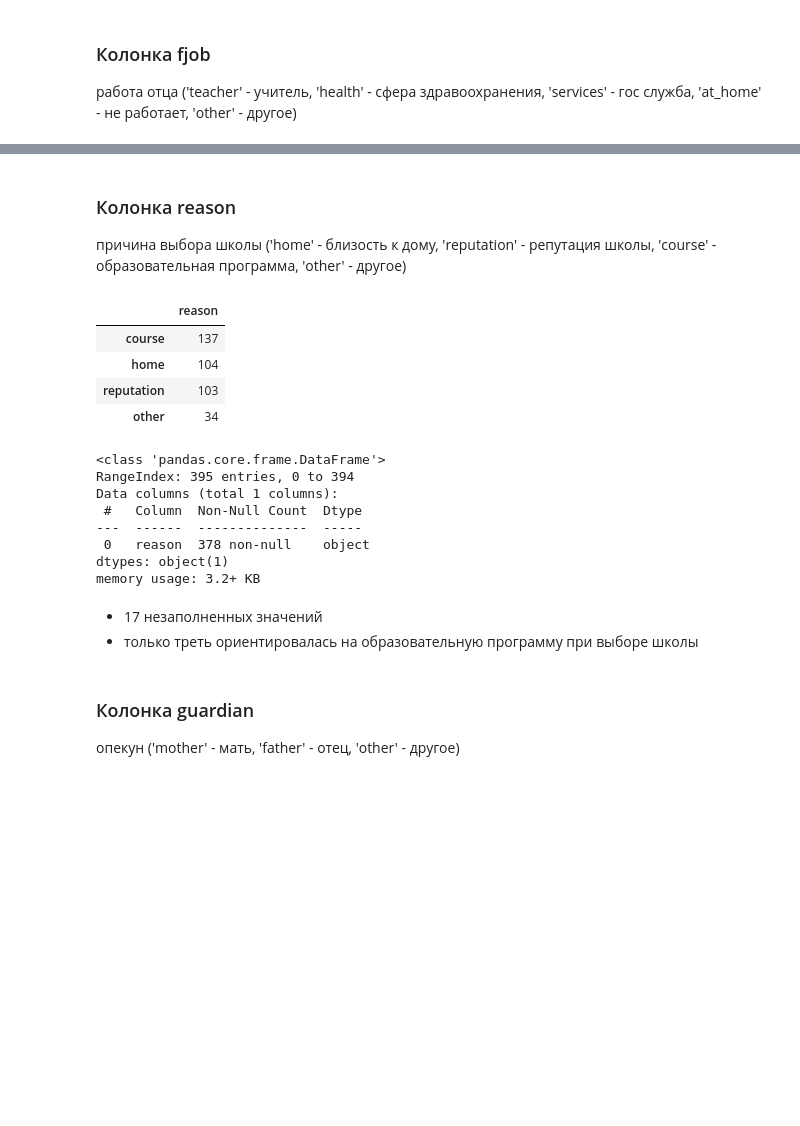
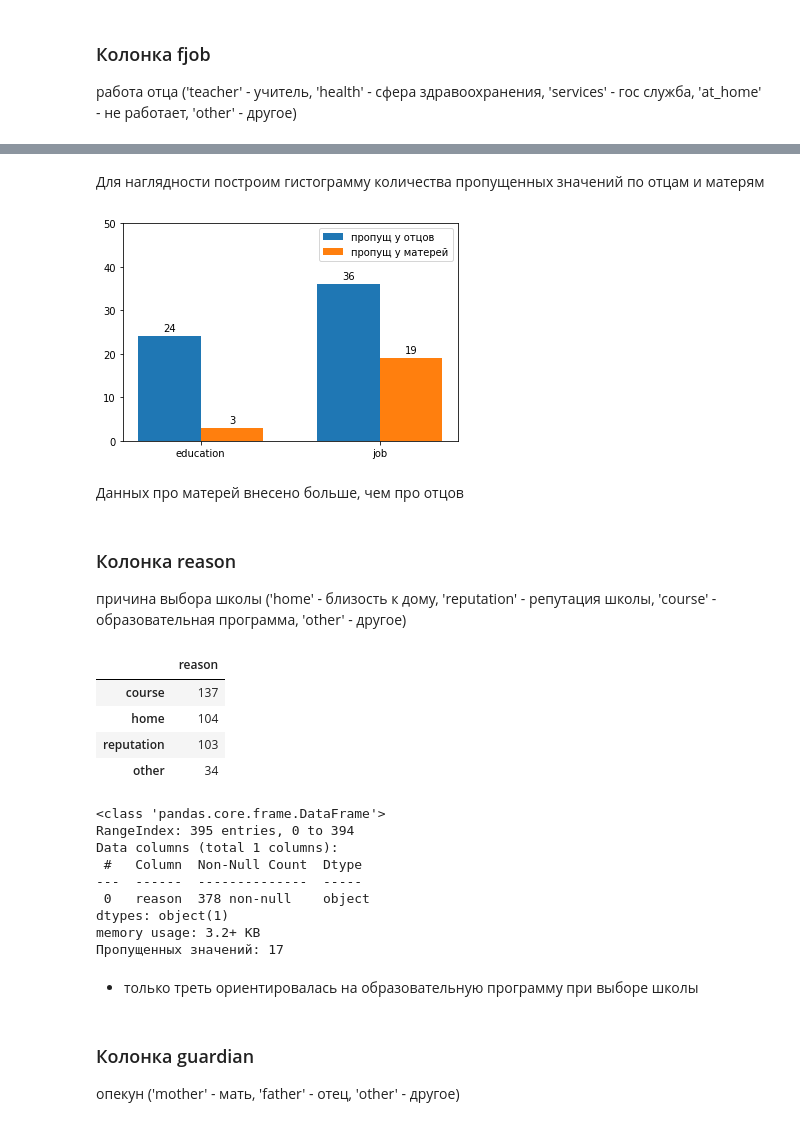
Before and after one commit to Ro-Ksu/skillfactory_rds, a Jupyter notebook: module_2/Module_2.ipynb, the cells around one changed output, grey strips where cells are left out. Saved outputs shown, nothing was run; the diff lists cells and outputs as text; code cells hidden in the pictures; blank space fills up the shorter version.

```diff
--- a/module_2/Module_2.ipynb
+++ b/module_2/Module_2.ipynb
@@ -416,9 +448,47 @@ AttributeError: 'numpy.int32' object has no attribute 'get_height'
+# %% [markdown]
+Для наглядности построим гистограмму количества пропущенных значений по отцам и матерям
+# %%
+labels = ['education', 'job']
+fathers = [students.fedu.isna().sum(), students.fjob.isna().sum()]
+mothers = [students.medu.isna().sum(), students.mjob.isna().sum()]
+
+x = np.arange(len(labels))
+width = 0.35
+
+fig, axis = plt.subplots()
+fath = axis.bar(x - width/2, fathers, width, label='пропущ у отцов')
+moth = axis.bar(x + width/2, mothers, width, label='пропущ у матерей')
+axis.legend()
+axis.set_ylim(0, 50)
+axis.set_xticks(x)
+axis.set_xticklabels(labels)
+
+def autolabel(job):
+    """Добавляем подпись значений каждого столбца"""
+    for j in job:
+        height = j.get_height()
+        axis.annotate('{}'.format(height),
+                    xy=(j.get_x() + j.get_width() / 2, height),
+                    xytext=(0, 3),  # 3 points vertical offset
+                    textcoords="offset points",
+                    ha='center', va='bottom')
+
+autolabel(fath)
+autolabel(moth)
+
+plt.show()
+# %% [output]
+[figure, added]
+# %% [markdown]
+Данных про матерей внесено больше, чем про отцов
 # %% [markdown]
 ### Колонка reason
 причина выбора школы ('home' - близость к дому, 'reputation' - репутация школы, 'course' - образовательная программа, 'other' - другое)
 # %%
 display(pd.DataFrame(students.reason.value_counts()))
 students.loc[:, ['reason']].info()
+
+print("Пропущенных значений:", students.reason.isna().sum())
 # %% [output]
 |  | reason |
 | course | 137 |
@@ -433,8 +503,8 @@ Data columns (total 1 columns):
  0   reason  378 non-null    object
 dtypes: object(1)
 memory usage: 3.2+ KB
+Пропущенных значений: 17
 # %% [markdown]
-- 17 незаполненных значений
 - только треть ориентировалась на образовательную программу при выборе школы
 # %% [markdown]
 ### Колонка guardian
```
Also changed, not shown: parts of 60 cells of this notebook.
